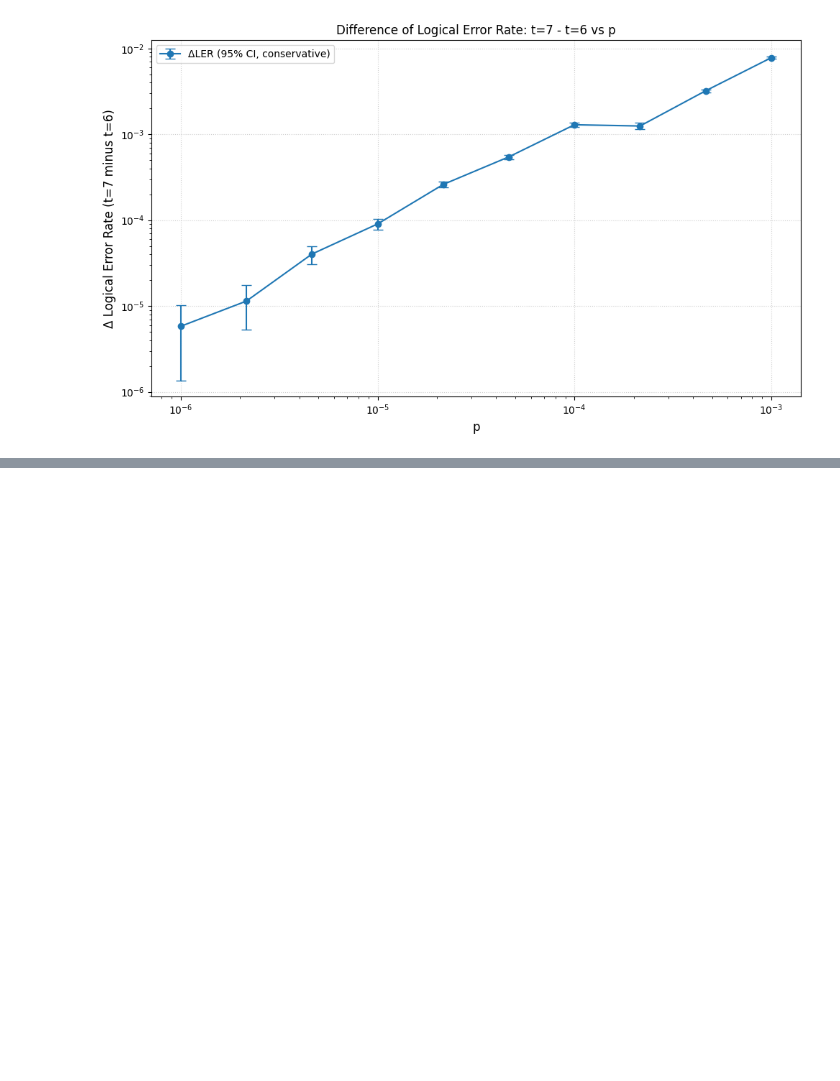
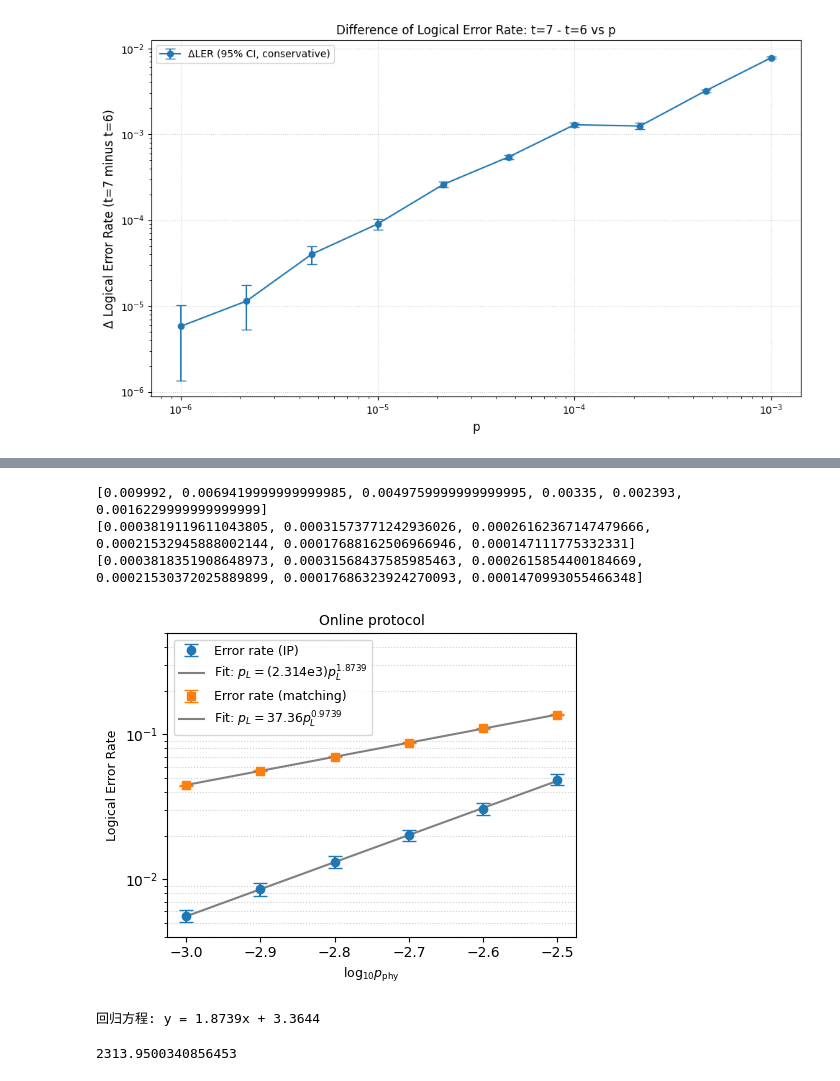
Before and after one commit to itpyi/surface_magic, a Jupyter notebook: plot/plot.ipynb, the cells around one changed output, grey strips where cells are left out. Saved outputs shown, nothing was run; the diff lists cells and outputs as text; code cells hidden in the pictures; blank space fills up the shorter version.

Commit message:
online data collected

```diff
--- a/plot/plot.ipynb
+++ b/plot/plot.ipynb
@@ -1092,0 +1400,79 @@ plt.show()
+# %%
+# difference
+delta_err_log_sc = []
+delta_err_lows_sc = []
+delta_err_highs_sc = []
+
+for i in range(len(err_log_before)):
+    delta = err_log_sc[i] - err_log_before[i]
+    delta_err_log_sc.append(delta)
+
+    # 差值的区间
+    delta_low = (err_log_sc[i] - y_err_lows_sc[i]) - (err_log_before[i] + y_err_highs_before[i])
+    delta_high = (err_log_sc[i] + y_err_highs_sc[i]) - (err_log_before[i] - y_err_lows_before[i])
+
+    delta_err_lows_sc.append(delta - delta_low)
+    delta_err_highs_sc.append(delta_high - delta)
+
+print(delta_err_log_sc)
+print(delta_err_lows_sc)
+print(delta_err_highs_sc)
+# %% [output]
+[0.009992, 0.0069419999999999985, 0.0049759999999999995, 0.00335, 0.002393, 0.0016229999999999999]
+[0.0003819119611043805, 0.00031573771242936026, 0.00026162367147479666, 0.00021532945888002144, 0.00017688162506966946, 0.000147111775332331]
+[0.0003818351908648973, 0.00031568437585985463, 0.0002615854400184669, 0.00021530372025889899, 0.00017686323924270093, 0.0001470993055466348]
+# %%
+# 3. 开始绘图
+fig, ax1 = plt.subplots(figsize=(5, 4))
+
+title_font_size = 10
+label_font_size = 9
+
+# color_err = 'tab:blue'
+ax1.set_xlabel(r'log$_{10}p_{\text{phy}}$', fontsize=label_font_size)
+ax1.set_ylabel('Logical Error Rate', fontsize=label_font_size)
+ax1.set_yscale('log')
+ax1.set_ylim(0.004, 0.5)
+# ax1.set_xscale('log')
+
+# 组合不对称的 Error Bar 数据: shape 为 (2, N) -> [row_lower, row_upper]
+asymmetric_err = [delta_err_lows, delta_err_highs]
+asymmetric_err_matching = [delta_err_lows_matching, delta_err_highs_matching]
+asymmetric_err_sc = [delta_err_lows_sc, delta_err_highs_sc]
+
+line1 = ax1.errorbar(log_err_phy, delta_err_log, yerr=asymmetric_err, color=color_err, fmt='o', capsize=5, label='Error rate (IP)')
+line2, = ax1.plot(log_err_phy, [10**(1.8739*x+3.3644) for x in log_err_phy], '-', color='gray', label=r'Fit: $p_L=(2.314\mathrm{e}3)p_L^{1.8739}$')
+line3 = ax1.errorbar(log_err_phy, delta_err_log_matching, yerr=asymmetric_err_matching, color='tab:orange', fmt='s', capsize=5, label='Error rate (matching)')
+line4, = ax1.plot(log_err_phy, [10**(0.9739*x+1.5724) for x in log_err_phy], '-', color='gray', label=r'Fit: $p_L=37.36p_L^{0.9739}$')
+
+# line5 = ax1.errorbar(log_err_phy, delta_err_log_sc, yerr=asymmetric_err_sc, color='tab:green', fmt='^', capsize=5, label='Error rate (surface code)')
+# line6, = ax1.plot(log_err_phy, [10**(1.5732*x+1.9350) for x in log_err_phy], '-', color='gray', label=r'Fit: $p_L=86.09p_L^{1.5732}$')
+
+ax1.legend(handles=[line1, line2, line3, line4], loc='upper left', fontsize = label_font_size)
+
+# ax1.tick_params(axis='y', labelcolor=color_err)
+ax1.grid(True, which='minor', linestyle=':', alpha=0.6)
+
+
+plt.title('Online protocol', fontsize=title_font_size)
+plt.tight_layout()
+plt.show()
+# %% [output]
+[figure, added]
+# %%
+import numpy as np
+
+# 示例数据
+log_err_log = [np.log10(x) for x in delta_err_log]
+
+# 使用最小二乘法拟合
+A = np.vstack([log_err_phy, np.ones(len(log_err_log))]).T
+slope, intercept = np.linalg.lstsq(A, log_err_log, rcond=None)[0]
+
+print(f"回归方程: y = {slope:.4f}x + {intercept:.4f}")
+# %% [output]
+回归方程: y = 1.8739x + 3.3644
+# %%
+10**intercept
+# %% [output]
+2313.9500340856453
```
Also changed, not shown: parts of 11 cells of this notebook, 27 other files.
